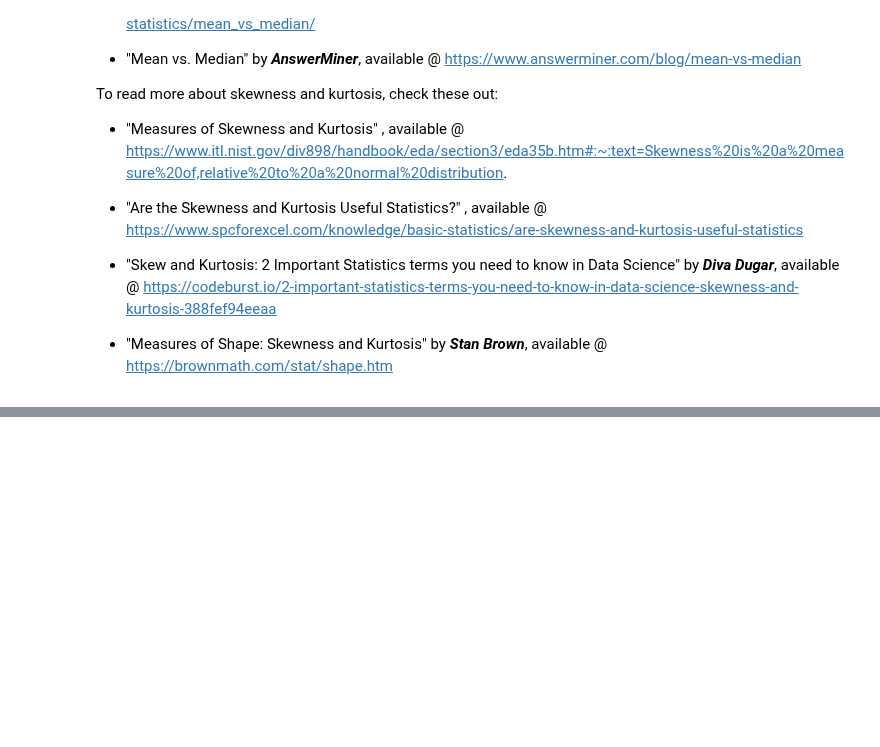
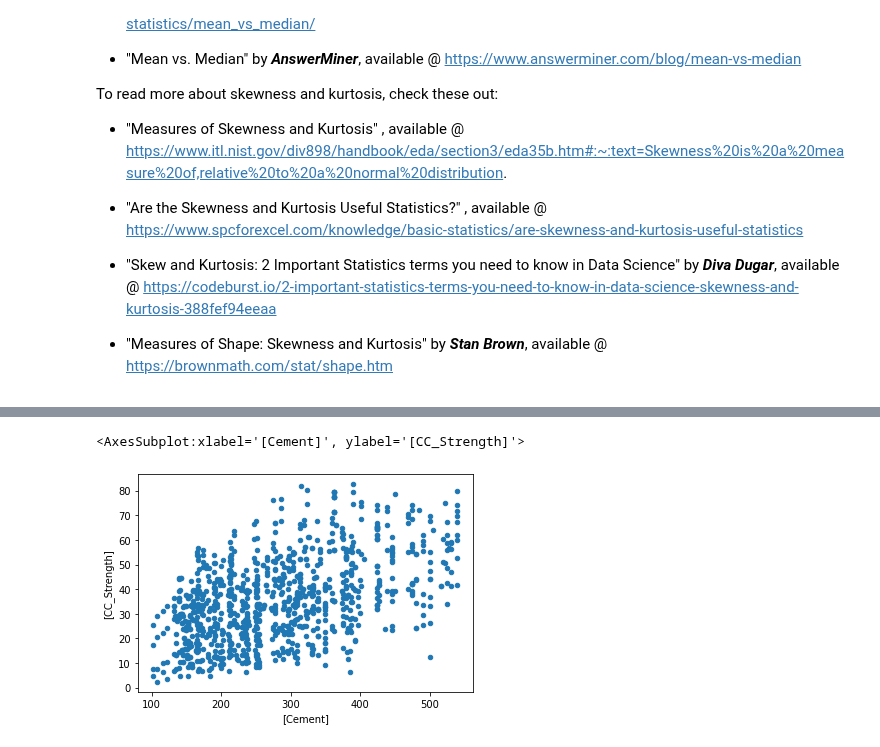
Before and after one commit to dustykat/ce-5319-webroot, a Jupyter notebook: ce5319jb/_build/jupyter_execute/lessons/lesson8/exploratorydataanalysis.ipynb, the cells around one changed output, grey strips where cells are left out. Saved outputs shown, nothing was run; the diff lists cells and outputs as text; code cells hidden in the pictures; blank space fills up the shorter version.

```diff
--- a/ce5319jb/_build/jupyter_execute/lessons/lesson8/exploratorydataanalysis.ipynb
+++ b/ce5319jb/_build/jupyter_execute/lessons/lesson8/exploratorydataanalysis.ipynb
@@ -430,0 +496,2 @@ by __*Stan Brown*__, available @ https://brownmath.com/stat/shape.htm
+# %%
+data = pandas.read_excel("concreteData.xls")
@@ -430,0 +518,12 @@ by __*Stan Brown*__, available @ https://brownmath.com/stat/shape.htm
+# %%
+req_col_names = ["Cement", "BlastFurnaceSlag", "FlyAsh", "Water", "Superplasticizer",
+                 "CoarseAggregate", "FineAggregate", "Age", "CC_Strength"]
+curr_col_names = list(data.columns)
+
+mapper = {}
+for i, name in enumerate(curr_col_names):
+    mapper[name] = req_col_names[i]
+
+data = data.rename(columns=mapper)
+
+data.head()
@@ -430,0 +609,5 @@ by __*Stan Brown*__, available @ https://brownmath.com/stat/shape.htm
+# %%
+data.plot.scatter(x=['Cement'],y=['CC_Strength']) # some plotting methods come with pandas dataframes
+# %% [output]
+<AxesSubplot:xlabel='[Cement]', ylabel='[CC_Strength]'>
+[figure, added]
```
Also changed, not shown: parts of 25 cells of this notebook, 42 other files.
